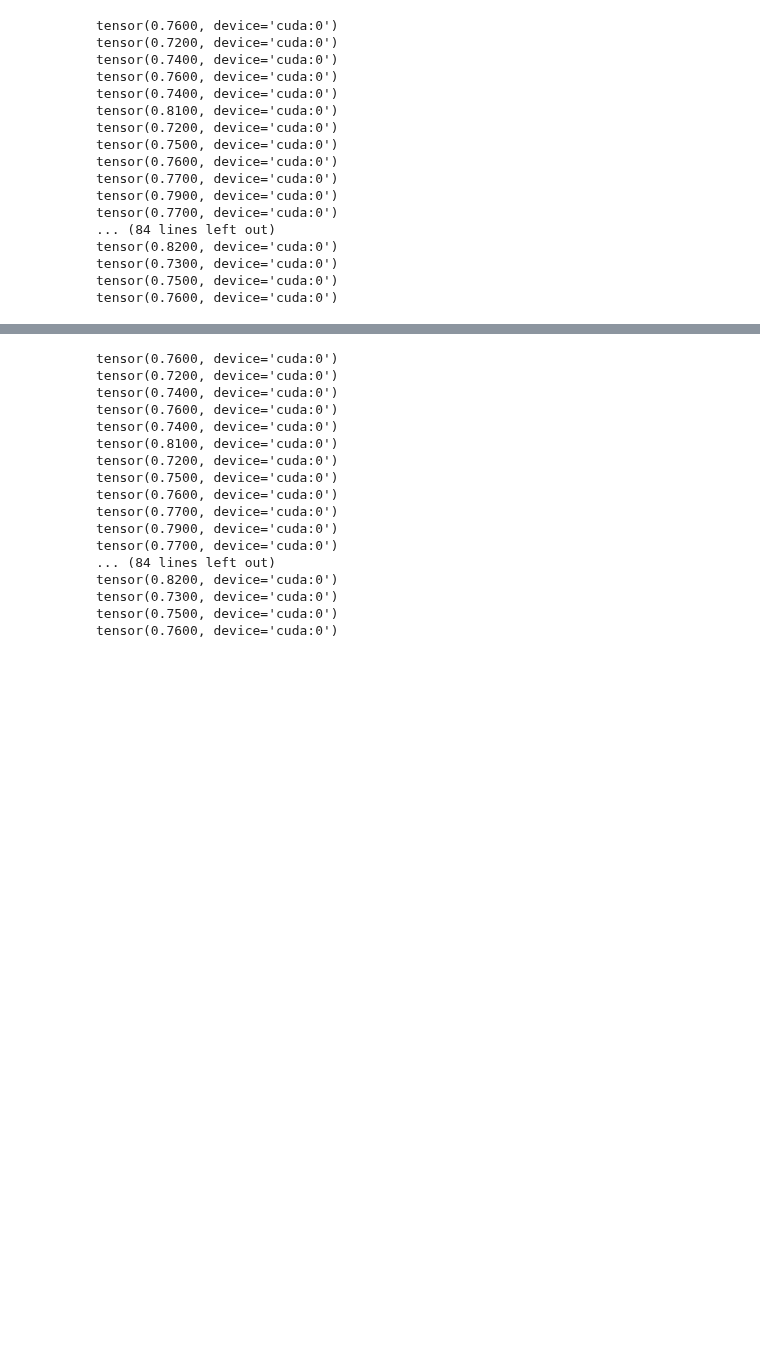
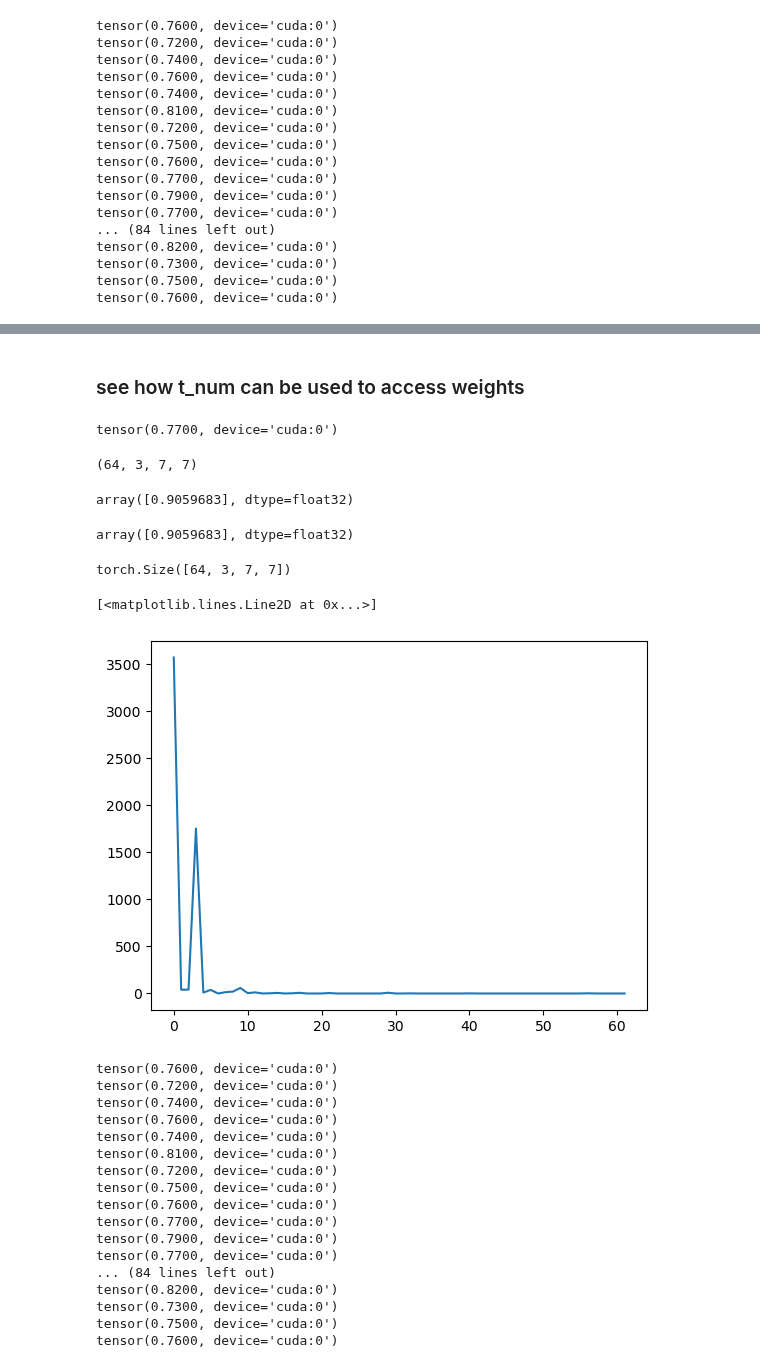
Before and after one commit to sgchr273/FisherMask, a Jupyter notebook: combining.ipynb, the cells around one changed output, grey strips where cells are left out. Cells and saved outputs as stored; diff of their text form; code cells hidden in the pictures; blank space fills up the shorter version.

```diff
--- a/combining.ipynb
+++ b/combining.ipynb
@@ -668,0 +661,20 @@ plt.show()
+# %% [markdown]
+### see how t_num can be used to access weights
+# %%
+model.eval()
+parameters = tuple(model.parameters())
+
+for test_batch, test_labels in testloader:
+    outputs = model(test_batch.to(device))
+    _, preds = torch.max(outputs, 1)
+    print(torch.sum(preds == test_labels.to(device).data) / len(test_labels))
+
+    probs = F.softmax(outputs, dim=1).to('cpu')
+    log_probs = F.log_softmax(outputs, dim=1)
+    N, C = log_probs.shape
+    model.zero_grad()
+    # grad_list = torch.autograd.grad(log_probs[0][5], parameters, retain_graph=True)
+    log_probs[0][5].backward()
+    break
+# %% [output]
+tensor(0.7700, device='cuda:0')
@@ -669,3 +688,24 @@ plt.show()
+# %%
+g0.shape
+# %% [output]
+(64, 3, 7, 7)
+# %%
+g0[t_num[0][0]]
+# %% [output]
+array([0.9059683], dtype=float32)
+# %%
+s0[0]
+# %% [output]
+array([0.9059683], dtype=float32)
+# %%
+model.conv1.weight.shape
+# %% [output]
+torch.Size([64, 3, 7, 7])
+# %%
+plt.plot([len(t) for t in t_num])
+# %% [output]
+[<matplotlib.lines.Line2D at 0x...>]
+[figure, added]
 # %%
 # still looks different, copying their code here for check
 model.zero_grad()
```
Also changed, not shown: parts of 2 cells of this notebook, 1 other file.
